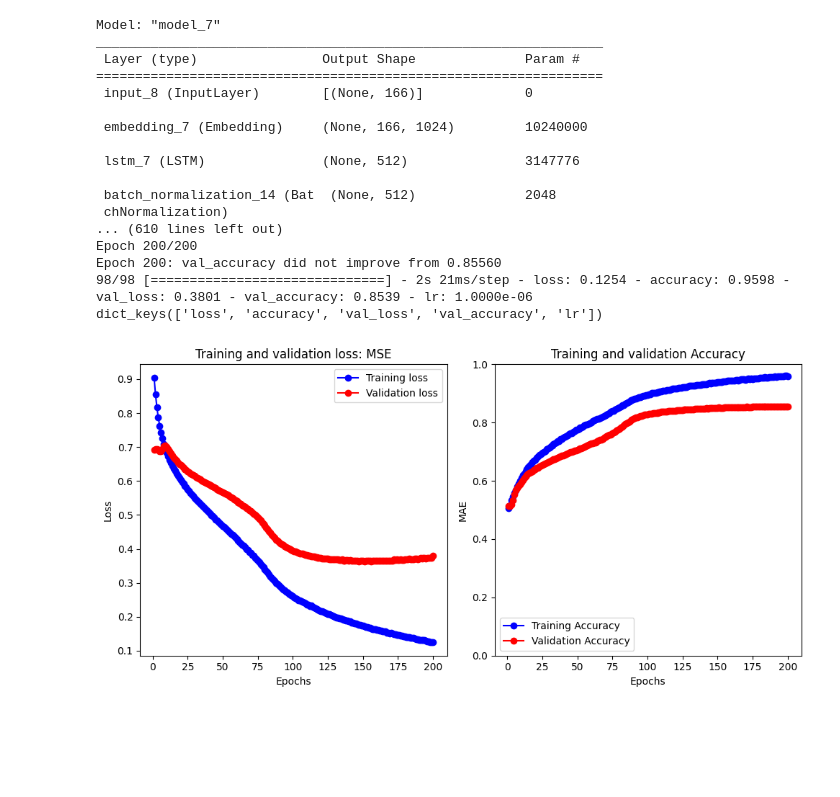
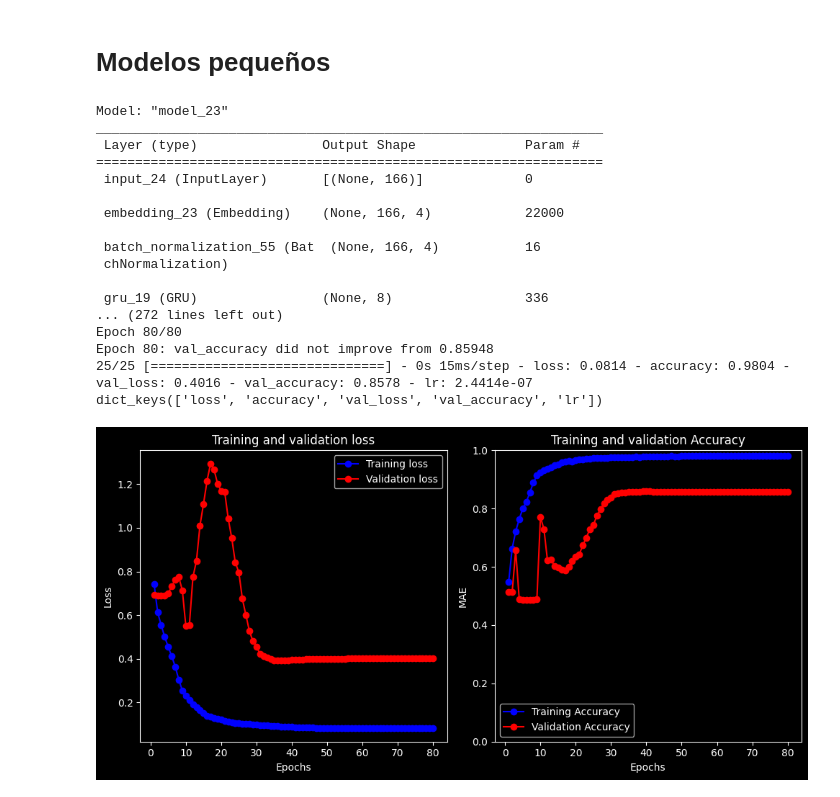
Before and after one commit to maxhormazabal/dl_submissions, a Jupyter notebook: L4_2/generateAmazonDataset.ipynb, the cells around one changed output. Cells and saved outputs as stored; diff of their text form; code cells hidden in the pictures; blank space fills up the shorter version.

```diff
--- a/L4_2/generateAmazonDataset.ipynb
+++ b/L4_2/generateAmazonDataset.ipynb
@@ -191,0 +475,3 @@ def fitModel(model, x_train, y_train, ds_val, num_epochs=20, monitor='val_accura
+# %%
+model = keras.models.load_model(dir + "gru_bi.h5")
+model.evaluate(x_test_int, y_test)
@@ -272,0 +579,3 @@ model.evaluate(x_test_int, y_test)
+# %%
+model = keras.models.load_model(dir + "lstm_bi.h5")
+model.evaluate(x_test_int, y_test)
@@ -272,0 +677,4 @@ model.evaluate(x_test_int, y_test)
+# %%
+model = keras.models.load_model(dir + "gru_bi_a0.h5")
+results = model.evaluate(x_test_int, y_test)
+print(results)
@@ -272,0 +738,4 @@ model.evaluate(x_test_int, y_test)
+# %%
+model = keras.models.load_model(dir + "gru_bi_a.h5")
+results = model.evaluate(x_test_int, y_test)
+print(results)
@@ -273,46 +757,47 @@ model.evaluate(x_test_int, y_test)
+# %% [markdown]
+# Modelos pequeños
 # %%
 from tensorflow.keras.callbacks import ReduceLROnPlateau
 
 np.random.seed(423423)
 tf.random.set_seed(1232413)
 
-reduce_lr = ReduceLROnPlateau(monitor='val_loss', factor=0.2, patience=5, min_lr=0.0001, verbose=1)
+reduce_lr = ReduceLROnPlateau(monitor='val_loss', factor=0.5, patience=5, min_lr=0.00000000000000000000001, verbose=1)
 
 start_time = time.time()
 inputs = keras.Input(shape=(seqLength, ))
-x = layers.Embedding(maxFeatures, 1024, mask_zero=True)(inputs)
-x = layers.LSTM(512, return_sequences=False)(x)
+x = layers.Embedding(maxFeatures, 4, mask_zero=True, input_length=256)(inputs)
 x = keras.layers.BatchNormalization()(x)
-x = keras.layers.Dense(256, activation="relu")(x)
+x = layers.GRU(8, return_sequences=False)(x)
 x = keras.layers.BatchNormalization()(x)
 outputs = layers.Dense(1, activation="sigmoid")(x)
 model = keras.Model(inputs, outputs)
 
 
 model.summary()
-optimizer = keras.optimizers.RMSprop(learning_rate=0.000001)
+optimizer = keras.optimizers.Adam(learning_rate=0.001)
 model.compile(optimizer=optimizer, loss="binary_crossentropy", metrics=["accuracy"])
 
-result = fitModel(model, x_train_int, y_train, (x_test_int, y_test), num_epochs=200, model_name="lstm.h5", batch_size=256, callbacks=[reduce_lr])
+result = fitModel(model, x_train_int, y_train, (x_test_int, y_test), num_epochs=80, model_name="gru_bi_r.h5", batch_size=1024, callbacks=[reduce_lr])
 
 end_time = time.time()
 print("Elapsed time: ", end_time - start_time)
 # %% [output]
-Model: "model_7"
+Model: "model_23"
 _________________________________________________________________
  Layer (type)                Output Shape              Param #
 =================================================================
- input_8 (InputLayer)        [(None, 166)]             0
+ input_24 (InputLayer)       [(None, 166)]             0
 
- embedding_7 (Embedding)     (None, 166, 1024)         10240000
+ embedding_23 (Embedding)    (None, 166, 4)            22000
 
- lstm_7 (LSTM)               (None, 512)               3147776
+ batch_normalization_55 (Bat  (None, 166, 4)           16
+ chNormalization)
 
- batch_normalization_14 (Bat  (None, 512)              2048
- chNormalization)
-... (610 lines left out)
-Epoch 200/200
-Epoch 200: val_accuracy did not improve from 0.85560
-98/98 [==============================] - 2s 21ms/step - loss: 0.1254 - accuracy: 0.9598 - val_loss: 0.3801 - val_accuracy: 0.8539 - lr: 1.0000e-06
+ gru_19 (GRU)                (None, 8)                 336
+... (272 lines left out)
+Epoch 80/80
+Epoch 80: val_accuracy did not improve from 0.85948
+25/25 [==============================] - 0s 15ms/step - loss: 0.0814 - accuracy: 0.9804 - val_loss: 0.4016 - val_accuracy: 0.8578 - lr: 2.4414e-07
 dict_keys(['loss', 'accuracy', 'val_loss', 'val_accuracy', 'lr'])
-[figure, old version]
+[figure, new version]
```
Also changed, not shown: parts of 47 cells of this notebook.
